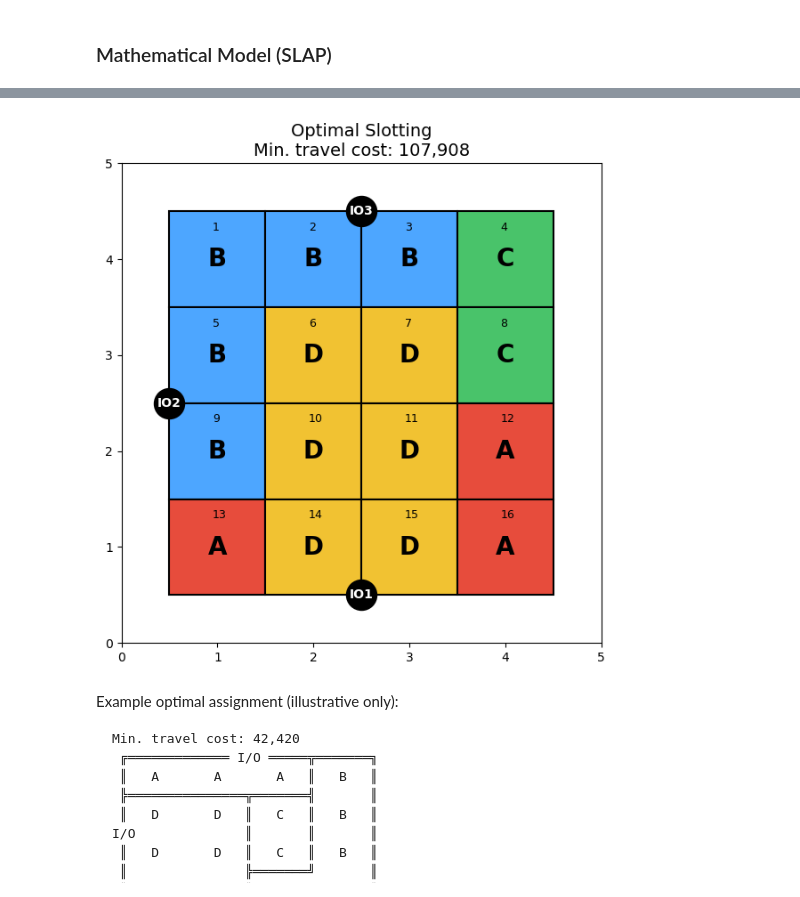
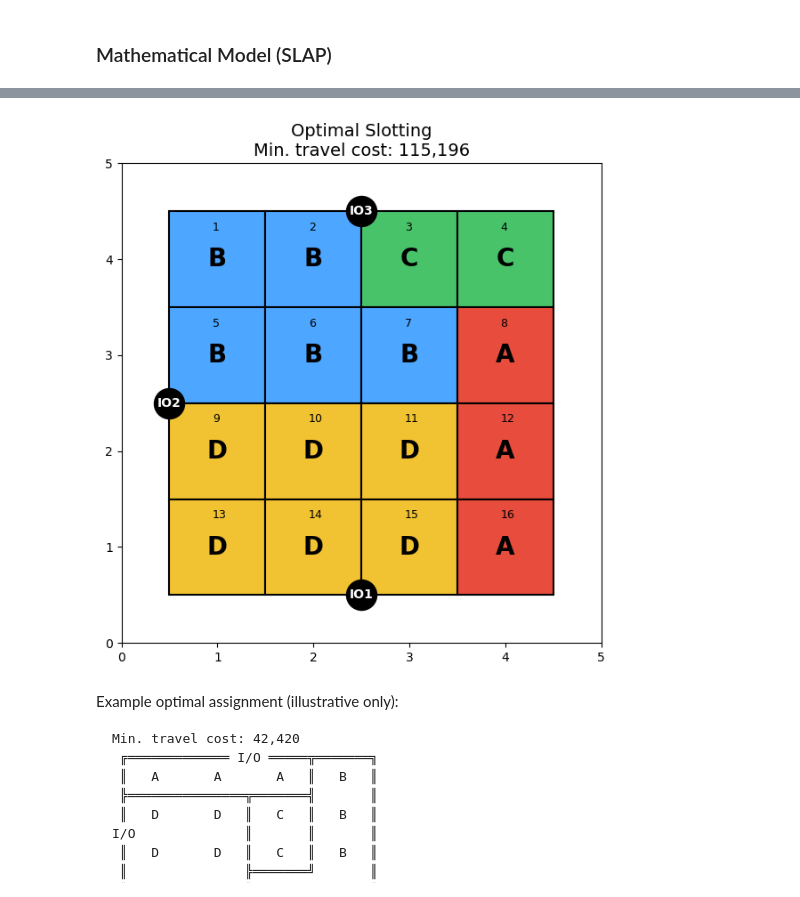
Before and after one commit to FrankMesselink/AS2---Warehousing, a Jupyter notebook: wh-as_storage-optimization_answer-template.ipynb, the cells around one changed output, grey strips where cells are left out. Saved outputs shown, nothing was run; the diff lists cells and outputs as text; code cells hidden in the pictures.

Commit message:
Matching MathModel with Distance Matrix

```diff
--- a/wh-as_storage-optimization_answer-template.ipynb
+++ b/wh-as_storage-optimization_answer-template.ipynb
@@ -60,7 +60,7 @@ for i in items:
             f_ik = frequency_df.loc[i, f"IO Point {k}"]
             c_ik = cost_df.loc[i, f"IO Point {k}"]
             d_kj = distance_matrix.loc[k, j]
-            total_weight += f_ik * c_ik * d_kj
+            total_weight += f_ik * (c_ik + d_kj)
         weights_matrix.loc[i, j] = total_weight / total_spaces
 
 print("Weight matrix w_ij (items × storage locations):")
@@ -98,7 +98,7 @@ frequency = {
     "IO Point 2": {"A": 25,  "B": 200, "C": 15, "D": 135},
     "IO Point 3": {"A": 88,  "B": 150, "C": 85, "D": 90},
 }
-frequency = pd.DataFrame(frequency)   # rows=A,B,C,D, columns=IO Point 1,2,3
+frequency = pd.DataFrame(frequency)   # index rows = A,B,C,D; columns = IO Point 1..3
 
 cost = {
     "IO Point 1": {"A": 6,  "B": 7,  "C": 4,  "D": 15},
@@ -106,7 +106,6 @@ cost = {
     "IO Point 3": {"A": 5,  "B": 6,  "C": 9,  "D": 12},
 }
 cost = pd.DataFrame(cost)
-
 
 # Grid and centers
 # slots numbered 1..16 left->right, top->bottom (1..4 top row, 13..16 bottom row)
@@ -126,36 +125,43 @@ io_coords = {
     3: (2.5, 4.5),   # IO3
 }
 
-def manhattan(a, b):
-    return abs(a[0] - b[0]) + abs(a[1] - b[1])
+# Building cost matrix
+items = ["A", "B", "C", "D"]
+S = storage_locations.keys()   # same as before, slots 1..16
 
-# Build cost matrix: cost_{item,slot} = sum_p f_{i,p} * c_{i,p} * d_{p,slot}
-items = ["A", "B", "C", "D"]
-cost_matrix = pd.DataFrame(index=items, columns=sorted(centers.keys()), dtype=float)
+cost_matrix = pd.DataFrame(index=items, columns=S, dtype=float)
 
-for item in items:
-    for s, center in centers.items():
-        total = 0.0
-        for p, io in io_coords.items():
-            f = frequency.loc[item, f"IO Point {p}"]
-            c = cost.loc[item, f"IO Point {p}"]
-            d = manhattan(io, center)
-            total += f * c * d
-        cost_matrix.loc[item, s] = total
+for i in items:
+    for j in S:
+        total_cost = 0
+        for k in io_points.keys():
+            f_ik = frequency_df.loc[i, f"IO Point {k}"]
+            c_ik = cost_df.loc[i, f"IO Point {k}"]
+            d_kj = distance_matrix.loc[k, j]
+            total_cost += f_ik * c_ik * d_kj
+        cost_matrix.loc[i, j] = total_cost
 
-# Exact solver (dynamic programming over slots)
+print("Cost matrix (items × storage locations):")
+print(cost_matrix)
+
+# Basic checks
+total_slots = len(S)
+total_items = sum(storage_spaces.values())
+assert total_slots == total_items, f"Number of slots ({total_slots}) must equal total items ({total_items})."
+
+# Solver, Dynamic Programming
 Q = storage_spaces.copy()
-S = sorted(centers.keys())   # 1..16
-num_slots = len(S)
 
-dp = {(0, 0, 0, 0): 0.0}      # maps state -> min cost
-parent = {}                   # parent[(idx, new_state)] = (old_state, item_assigned, slot)
+# dp maps a state (a,b,c,d) to minimal cost after processing previous slots
+dp = {(0, 0, 0, 0): 0.0}
+# parent[(idx, state_after_assignment)] = (state_before, item_assigned, slot_number)
+parent = {}
 
 for idx, slot in enumerate(S, start=1):
     best_cost = {}
     for state, cost_so_far in dp.items():
         a, b, c, d = state
-        # try assign this slot to A
+        # A
         if a < Q['A']:
             ns = (a + 1, b, c, d)
             new_cost = cost_so_far + cost_matrix.loc['A', slot]
@@ -183,29 +189,44 @@ for idx, slot in enumerate(S, start=1):
             if ns not in best_cost or new_cost < best_cost[ns]:
                 best_cost[ns] = new_cost
                 parent[(idx, ns)] = (state, 'D', slot)
+    # Move to next slot
     dp = best_cost
 
 final_state = (Q['A'], Q['B'], Q['C'], Q['D'])
+if final_state not in dp:
+    raise RuntimeError("Final state not reachable — something went wrong in DP.")
+
 optimal_cost = dp[final_state]
 
-# Finalizing assignment of items to slots
+# Final assignment of items to slots
 assignment = {s: None for s in S}
 cur_state = final_state
-for idx in range(num_slots, 0, -1):
-    prev_state, item_assigned, slot_assigned = parent[(idx, cur_state)]
+for idx in range(len(S), 0, -1):
+    key = (idx, cur_state)
+    if key not in parent:
+        raise RuntimeError(f"No parent entry found for idx={idx}, state={cur_state}")
+    prev_state, item_assigned, slot_assigned = parent[key]
     assignment[slot_assigned] = item_assigned
     cur_state = prev_state
 
+# ---------- Verification (recompute total cost from assignment) ----------
+recomputed = 0.0
+for s, item in assignment.items():
+    center = centers[s]
+    for p, io in io_coords.items():
+        f = frequency.loc[item, f"IO Point {p}"]
+        c = cost.loc[item, f"IO Point {p}"]
+        d = manhattan_distance(io, center)
+        recomputed += f * c * d
 
-# Output results
+# ---------- Output ----------
 print("Optimal total travel cost:", int(optimal_cost))
+print("Assigned counts:", dict(Counter(assignment.values())))
 print("Slot -> Item assignment:")
 for s in S:
-    print(f" {s:2d} : {assignment[s]}")
-print("Assigned counts:", dict(Counter(assignment.values())))
+    print(f"{s:2d} : {assignment[s]}")
 
-
-# Plot (axes 0..5 both directions, IOs at the requested coordinates)
+# ---------- Plot ----------
 colors = {"A": "#e74c3c", "B": "#4da6ff", "C": "#49c36a", "D":"#f1c232"}
 fig, ax = plt.subplots(figsize=(7,7))
 
@@ -217,7 +238,7 @@ for s, (x, y) in slots.items():
     ax.text(x, y , item, fontsize=20, fontweight="bold", ha="center", va="center")
     ax.text(x-0.05, y + 0.3, str(s), fontsize=9)
 
-# draw IO points at exact coords (no shifts)
+# draw IO points as big black circles with white labels
 for p, (ix, iy) in io_coords.items():
     ax.scatter(ix, iy, s=600, c="black", zorder=6)
     ax.text(ix, iy, f"IO{p}", color="white", ha="center", va="center", fontsize=10, fontweight="bold", zorder=7)
@@ -252,4 +271,4 @@ Assigned counts: {'B': 5, 'C': 2, 'D': 6, 'A': 3}
-[figure, old version]
+[figure, new version]
 # %% [markdown]
 Example optimal assignment (illustrative only):
 
```
Also changed, not shown: parts of 2 cells of this notebook.
